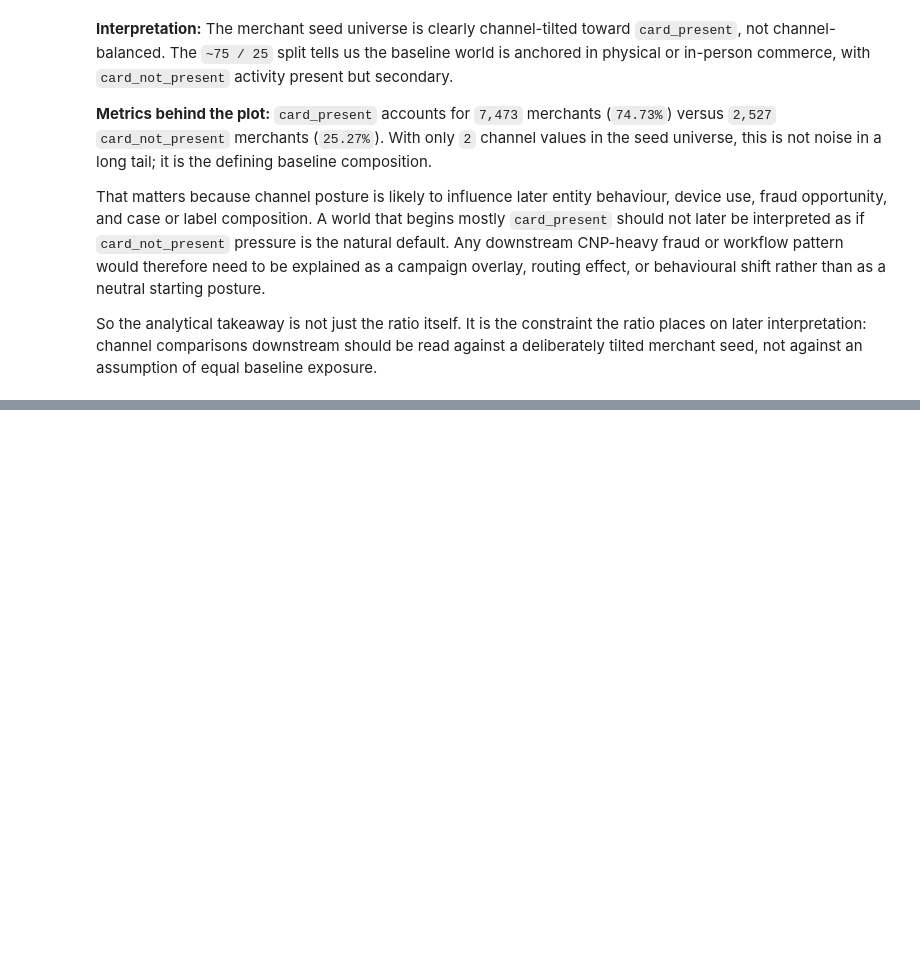
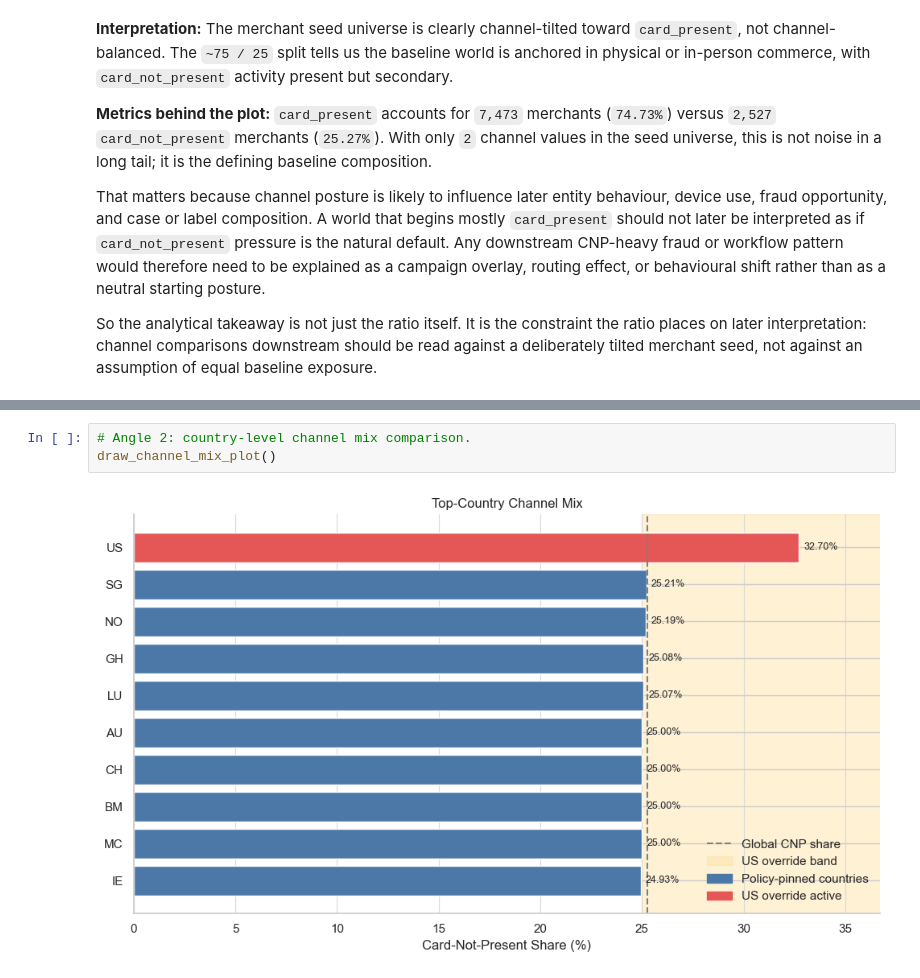
Before and after one commit to EsosaOrumwese/fraud-detection-system, a Jupyter notebook: analysis/dev_full_offline_investigation/00_investigation/notebooks/00_understanding_governed_data_world_p1.ipynb, the cells around one changed output, grey strips where cells are left out. Cells and saved outputs as stored; diff of their text form; blank space fills up the shorter version.

```diff
--- a/analysis/dev_full_offline_investigation/00_investigation/notebooks/00_understanding_governed_data_world_p1.ipynb
+++ b/analysis/dev_full_offline_investigation/00_investigation/notebooks/00_understanding_governed_data_world_p1.ipynb
@@ -543,0 +735,5 @@ The country Pareto chart tells us where merchant weight sits, but not whether th
+# %%
+# Angle 2: country-level channel mix comparison.
+draw_channel_mix_plot()
+# %% [output]
+[figure, added]
```
Also changed, not shown: parts of 13 cells of this notebook.
